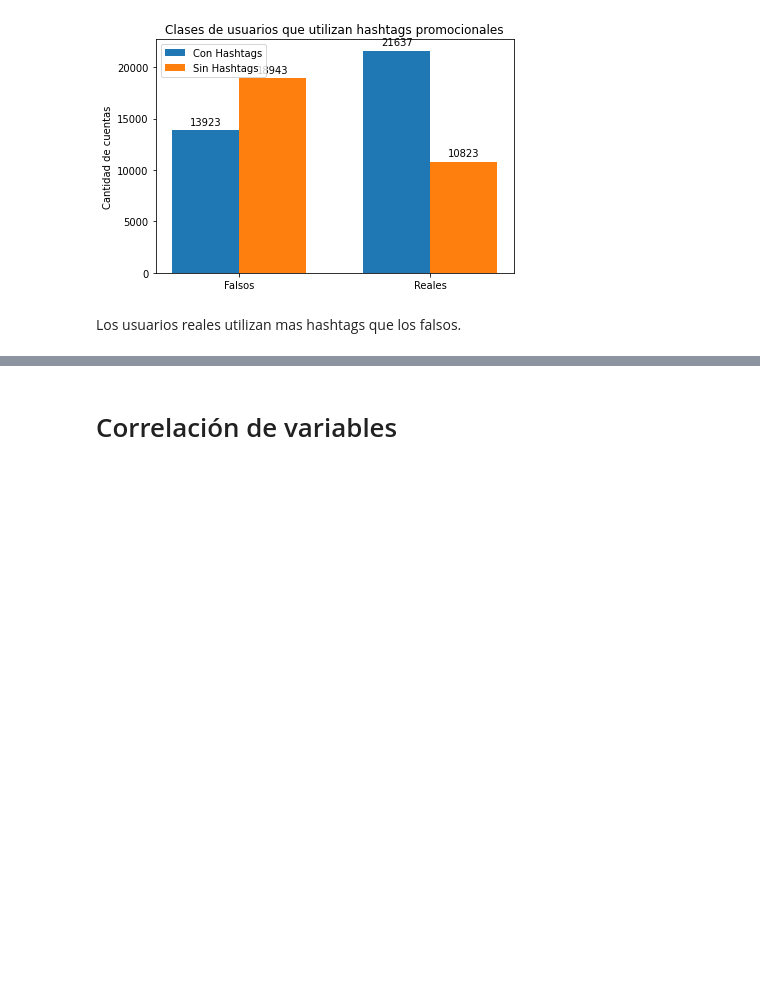
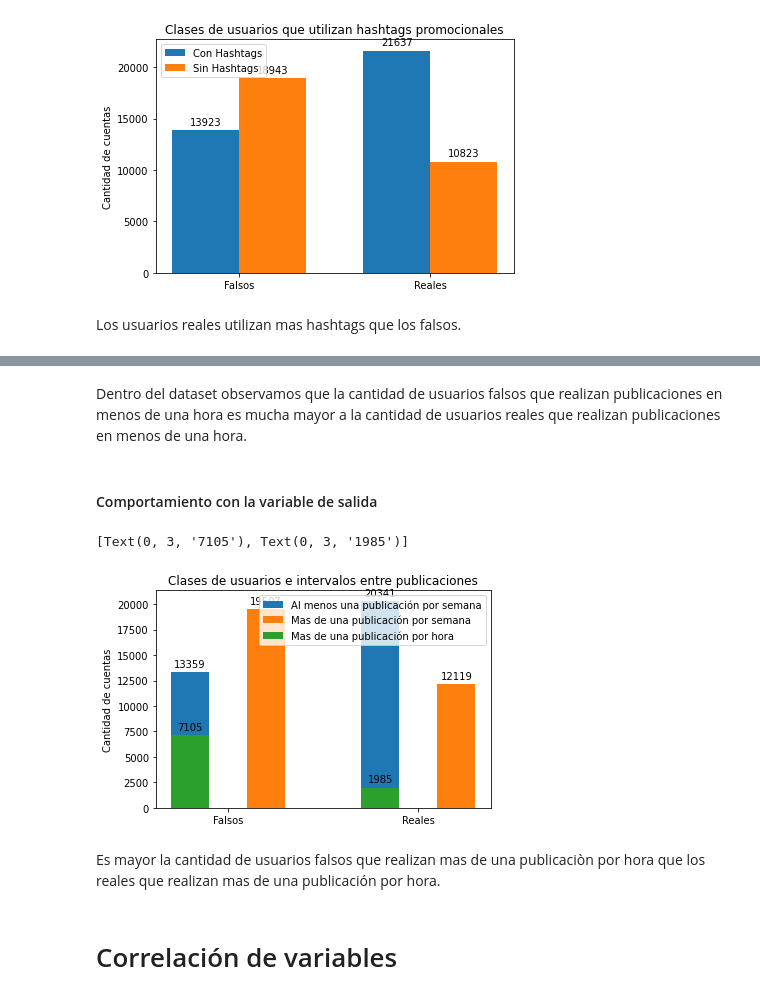
Before and after one commit to MiguelIribas/MachineLearning, a Jupyter notebook: tp1_EDA.ipynb, the cells around one changed output, grey strips where cells are left out. Drawn from its saved outputs; the diff is of its cells as text; code cells hidden in the pictures; blank space fills up the shorter version.

```diff
--- a/tp1_EDA.ipynb
+++ b/tp1_EDA.ipynb
@@ -418,2 +427,47 @@ Los usuarios reales utilizan mas hashtags que los falsos.
+# %% [markdown]
+Dentro del dataset observamos que la cantidad de usuarios falsos que realizan publicaciones en menos de una hora es mucha mayor a la cantidad de usuarios reales que realizan publicaciones en menos de una hora.
+# %% [markdown]
+#### Comportamiento con la variable de salida
+# %%
+labels = ['Falsos','Reales']
+una_semana = [len(dataset[(dataset.interval_post > 168) & (dataset.user_class == 'f')]),
+                len(dataset[(dataset.interval_post > 168) & (dataset.user_class == 'r')])]
+
+mas_de_una_semana = [len(dataset[(dataset.interval_post < 168) & (dataset.user_class == 'f')]),
+                len(dataset[(dataset.interval_post < 168) & (dataset.user_class == 'r')])]
+
+mas_en_misma_hora = [len(dataset[(dataset.interval_post == 0.0) & (dataset.user_class == 'f')]),
+                len(dataset[(dataset.interval_post == 0.0) & (dataset.user_class == 'r')])]
+
+# si interval_post es > 168 quire decir que sube al menos una publicacion por semana
+# si interval_post es 0 quiere decir que sube mas de una foto en la misma hora
+# si interval_post es < 168 quiere decir que sube mas de una foto por semana
+
+x = np.arange(len(labels))
+width = 0.2
+
+fig, ax = plt.subplots()
+rects1 = ax.bar(x - width/1, una_semana, width, label='Al menos una publicación por semana')
+rects2 = ax.bar(x + width/1, mas_de_una_semana, width, label='Mas de una publicación por semana')
+rects3 = ax.bar(x - width/1, mas_en_misma_hora, width, label='Mas de una publicación por hora')
+
+ax.set_ylabel('Cantidad de cuentas')
+ax.set_title('Clases de usuarios e intervalos entre publicaciones')
+ax.set_xticks(x)
+ax.set_xticklabels(labels)
+ax.legend()
+
+ax.bar_label(rects1, padding=3)
+ax.bar_label(rects2, padding=3)
+ax.bar_label(rects3, padding=3)
+
+#fig.tight_layout()
+
+plt.show()
+# %% [output]
+[Text(0, 3, '7105'), Text(0, 3, '1985')]
+[figure, added]
+# %% [markdown]
+Es mayor la cantidad de usuarios falsos que realizan mas de una publicaciòn por hora que los reales que realizan mas de una publicación por hora.
 # %% [markdown]
 # Correlación de variables
```
Also changed, not shown: parts of 7 cells of this notebook.
